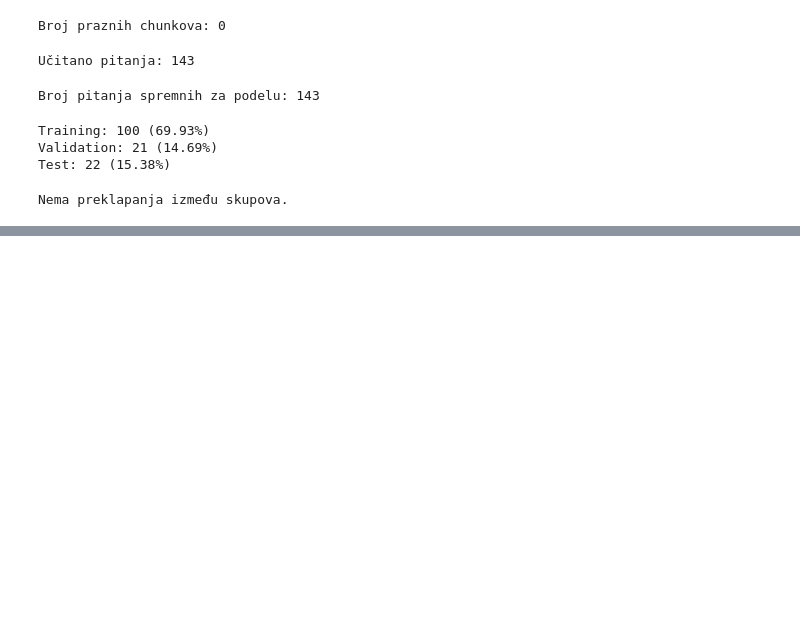
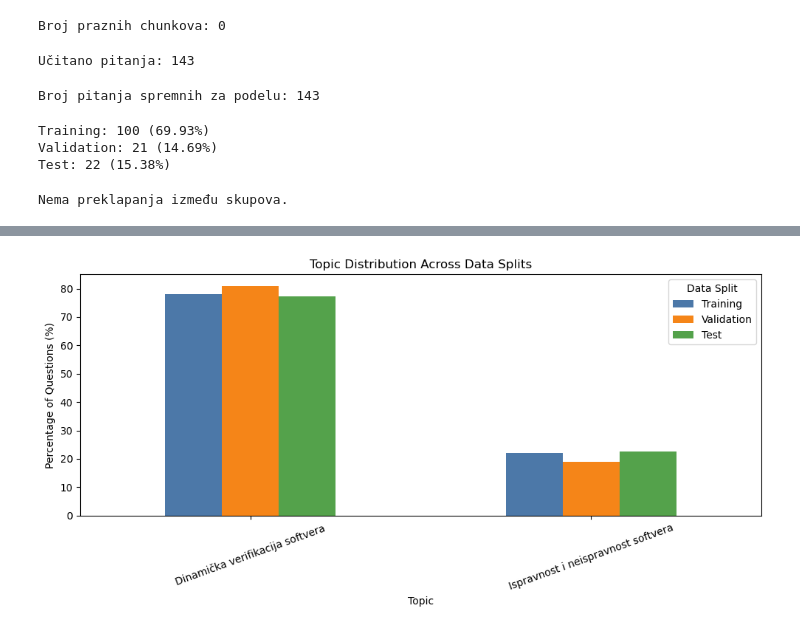
Before and after one commit to anjaanjaa10/Student-Question-Answering-from-Course-Materials, a Jupyter notebook: 03_proccessingSplitting.ipynb, the cells around one changed output, grey strips where cells are left out. Saved outputs shown, nothing was run; the diff lists cells and outputs as text; code cells hidden in the pictures; blank space fills up the shorter version.

```diff
--- a/03_proccessingSplitting.ipynb
+++ b/03_proccessingSplitting.ipynb
@@ -334,0 +428,19 @@ Nema preklapanja između skupova.
+# %%
+topic_distribution = (
+    qa_df
+    .groupby([
+        "topic",
+        "split"
+    ])
+    .size()
+    .unstack(fill_value=0)
+    .reindex(
+        columns=[
+            "Training",
+            "Validation",
+            "Test"
+        ]
+    )
+)
+
+topic_distribution
@@ -334,0 +504,44 @@ Nema preklapanja između skupova.
+# %%
+topic_percentages = (
+    topic_distribution
+    .div(
+        topic_distribution.sum(axis=0),
+        axis=1
+    )
+    * 100
+)
+
+topic_percentages = topic_percentages.reindex(
+    columns=[
+        "Training",
+        "Validation",
+        "Test"
+    ]
+)
+
+ax = topic_percentages.plot(
+    kind="bar",
+    figsize=(10, 5),
+    color=[
+        "#4C78A8",
+        "#F58518",
+        "#54A24B"
+    ]
+)
+
+ax.set_title("Topic Distribution Across Data Splits")
+ax.set_xlabel("Topic")
+ax.set_ylabel("Percentage of Questions (%)")
+ax.tick_params(
+    axis="x",
+    rotation=20
+)
+
+ax.legend(
+    title="Data Split"
+)
+
+plt.tight_layout()
+plt.show()
+# %% [output]
+[figure, added]
```
Also changed, not shown: parts of 8 cells of this notebook.
